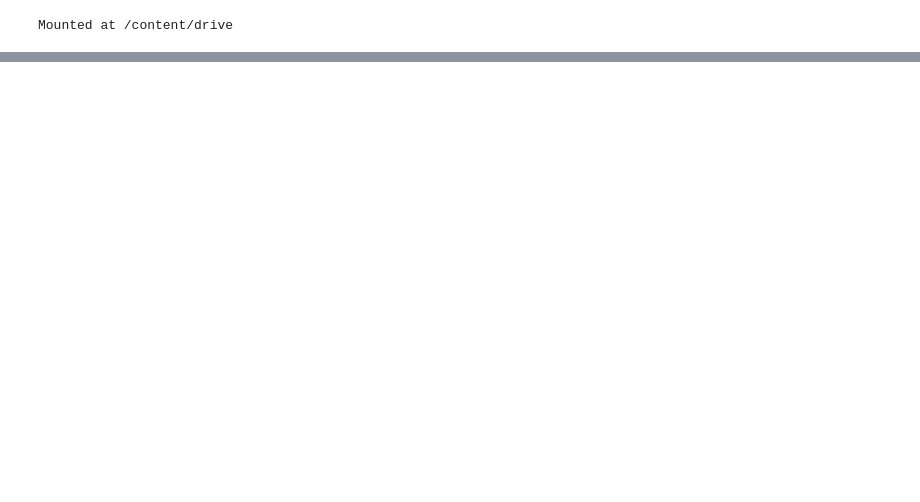
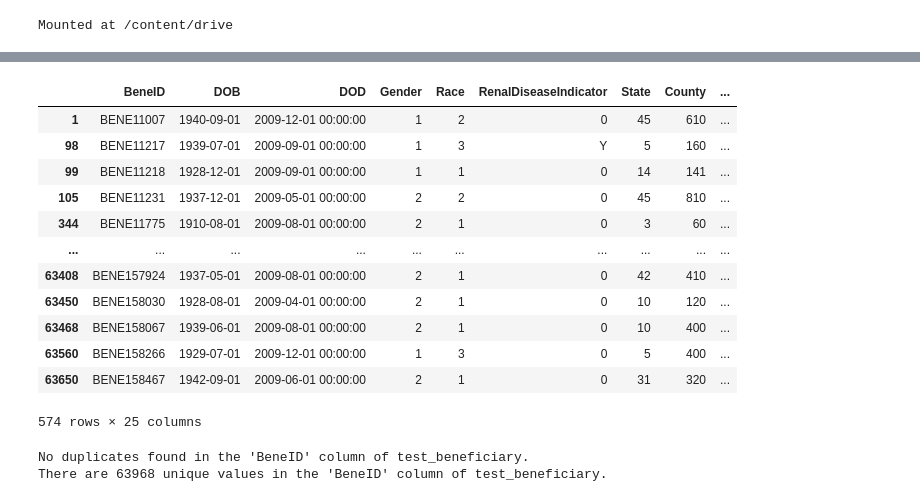
Before and after one commit to shivi13102/Healthcare-Fraud-Provider-Detection-Analysis, a Jupyter notebook: dataClean.ipynb, the cells around one changed output, grey strips where cells are left out. Cells and saved outputs as stored; diff of their text form; code cells hidden in the pictures; blank space fills up the shorter version.

```diff
--- a/dataClean.ipynb
+++ b/dataClean.ipynb
@@ -132,0 +324,39 @@ print(columns_list)
+# %%
+# Display rows where 'DOD' does not contain "Alive"
+non_alive_rows = test_beneficiary[test_beneficiary['DOD'] != "Alive"]
+
+# Show the resulting DataFrame
+display(non_alive_rows)
+# %% [output]
+|  | BeneID | DOB | DOD | Gender | Race | RenalDiseaseIndicator | State | County | ... |
+| 1 | BENE11007 | 1940-09-01 | 2009-12-01 00:00:00 | 1 | 2 | 0 | 45 | 610 | ... |
+| 98 | BENE11217 | 1939-07-01 | 2009-09-01 00:00:00 | 1 | 3 | Y | 5 | 160 | ... |
+| 99 | BENE11218 | 1928-12-01 | 2009-09-01 00:00:00 | 1 | 1 | 0 | 14 | 141 | ... |
+| 105 | BENE11231 | 1937-12-01 | 2009-05-01 00:00:00 | 2 | 2 | 0 | 45 | 810 | ... |
+| 344 | BENE11775 | 1910-08-01 | 2009-08-01 00:00:00 | 2 | 1 | 0 | 3 | 60 | ... |
+| ... | ... | ... | ... | ... | ... | ... | ... | ... | ... |
+| 63408 | BENE157924 | 1937-05-01 | 2009-08-01 00:00:00 | 2 | 1 | 0 | 42 | 410 | ... |
+| 63450 | BENE158030 | 1928-08-01 | 2009-04-01 00:00:00 | 2 | 1 | 0 | 10 | 120 | ... |
+| 63468 | BENE158067 | 1939-06-01 | 2009-08-01 00:00:00 | 2 | 1 | 0 | 10 | 400 | ... |
+| 63560 | BENE158266 | 1929-07-01 | 2009-12-01 00:00:00 | 1 | 3 | 0 | 5 | 400 | ... |
+| 63650 | BENE158467 | 1942-09-01 | 2009-06-01 00:00:00 | 2 | 1 | 0 | 31 | 320 | ... |
+574 rows × 25 columns
+# %%
+# Check for duplicates in the 'BeneID' column of the train_beneficiary dataset
+duplicates = test_beneficiary[test_beneficiary.duplicated(subset='BeneID')]
+
+# Print the result
+if not duplicates.empty:
+    print(f"Found {len(duplicates)} duplicates in the 'BeneID' column of test_beneficiary.")
+    print(duplicates)
+else:
+    print("No duplicates found in the 'BeneID' column of test_beneficiary.")
+
+# Count the number of unique values in the 'BeneID' column of the train_beneficiary dataset
+unique_beneid_count = test_beneficiary['BeneID'].nunique()
+
+# Print the result
+print(f"There are {unique_beneid_count} unique values in the 'BeneID' column of test_beneficiary.")
+# %% [output]
+No duplicates found in the 'BeneID' column of test_beneficiary.
+There are 63968 unique values in the 'BeneID' column of test_beneficiary.
```
Also changed, not shown: parts of 35 cells of this notebook.
